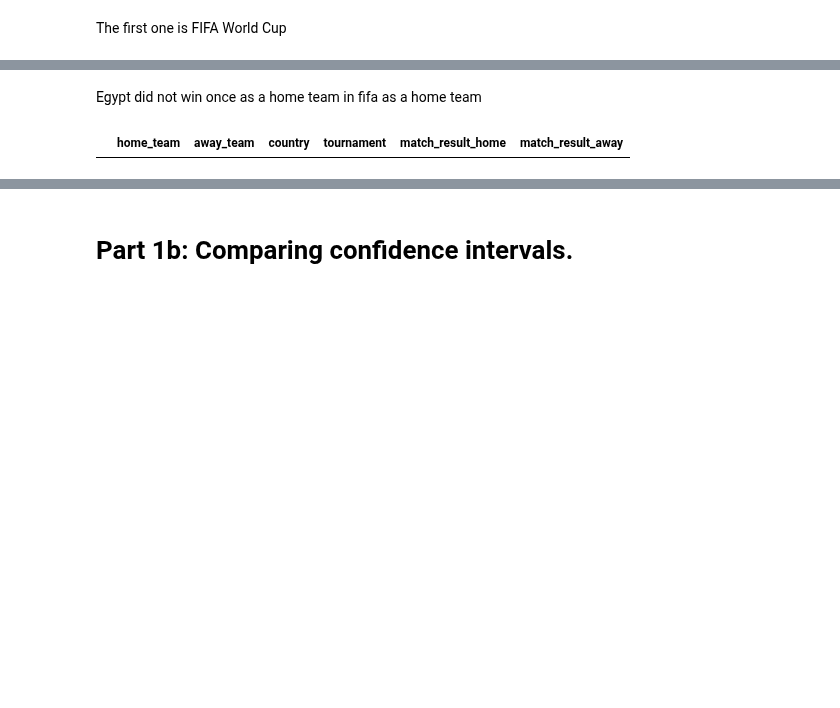
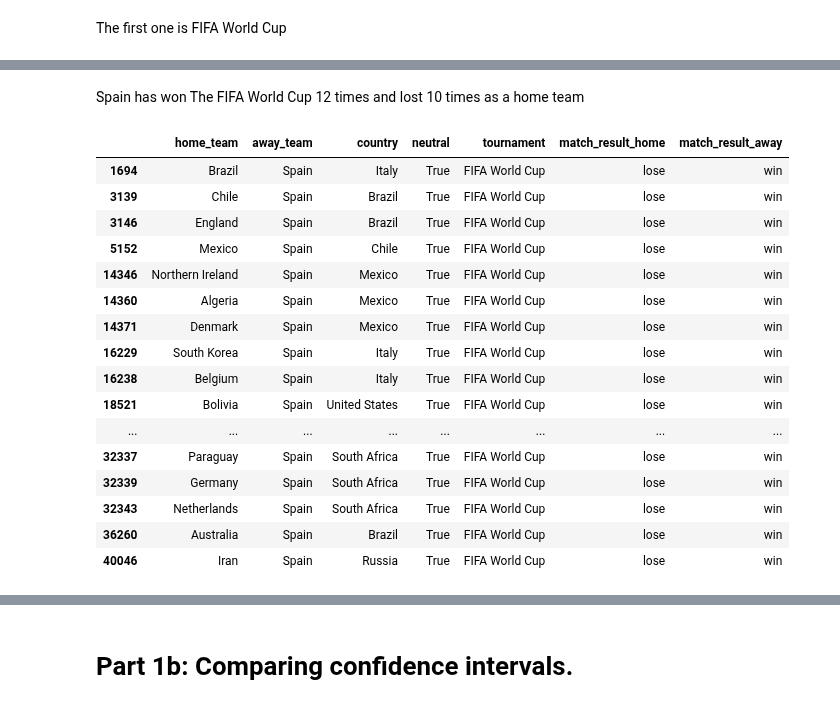
Before and after one commit to malouche/DSC2spring2022, a Jupyter notebook: Ali Baligh 900211718 assig 2.ipynb, the cells around one changed output, grey strips where cells are left out. Drawn from its saved outputs; the diff is of its cells as text; code cells hidden in the pictures; blank space fills up the shorter version.

```diff
--- a/Ali Baligh 900211718 assig 2.ipynb
+++ b/Ali Baligh 900211718 assig 2.ipynb
@@ -125,6 +127,8 @@ df1=pd.DataFrame(df.home_team)
 df1=df1.assign(away_team=df["away_team"])
 # %%
 df1=df1.assign(country=df["country"])
+# %%
+df1=df1.assign(neutral=df["neutral"])
 # %%
 df1=df1.assign(tournament=df["tournament"])
 # %%
@@ -329,6 +579,22 @@ df1[(df1["home_team"]=="Egypt")&(df1["tournament"]=="FIFA World Cup")&(df1["matc
 # %% [markdown]
-Egypt did not win once as a home team in fifa as a home team
+Spain has won The FIFA World Cup 12 times and lost 10 times as a home team
 # %%
-df1[(df1["away_team"]=="Egypt")&(df1["tournament"]=="FIFA World Cup")&(df1["match_result_away"]=="win")]
+df1[(df1["away_team"]=="Spain")&(df1["tournament"]=="FIFA World Cup")&(df1["match_result_away"]=="win")]
 # %% [output]
-|  | home_team | away_team | country | tournament | match_result_home | match_result_away |
+|  | home_team | away_team | country | neutral | tournament | match_result_home | match_result_away |
+| 1694 | Brazil | Spain | Italy | True | FIFA World Cup | lose | win |
+| 3139 | Chile | Spain | Brazil | True | FIFA World Cup | lose | win |
+| 3146 | England | Spain | Brazil | True | FIFA World Cup | lose | win |
+| 5152 | Mexico | Spain | Chile | True | FIFA World Cup | lose | win |
+| 14346 | Northern Ireland | Spain | Mexico | True | FIFA World Cup | lose | win |
+| 14360 | Algeria | Spain | Mexico | True | FIFA World Cup | lose | win |
+| 14371 | Denmark | Spain | Mexico | True | FIFA World Cup | lose | win |
+| 16229 | South Korea | Spain | Italy | True | FIFA World Cup | lose | win |
+| 16238 | Belgium | Spain | Italy | True | FIFA World Cup | lose | win |
+| 18521 | Bolivia | Spain | United States | True | FIFA World Cup | lose | win |
+| ... | ... | ... | ... | ... | ... | ... | ... |
+| 32337 | Paraguay | Spain | South Africa | True | FIFA World Cup | lose | win |
+| 32339 | Germany | Spain | South Africa | True | FIFA World Cup | lose | win |
+| 32343 | Netherlands | Spain | South Africa | True | FIFA World Cup | lose | win |
+| 36260 | Australia | Spain | Brazil | True | FIFA World Cup | lose | win |
+| 40046 | Iran | Spain | Russia | True | FIFA World Cup | lose | win |
```
Also changed, not shown: parts of 124 cells of this notebook.
